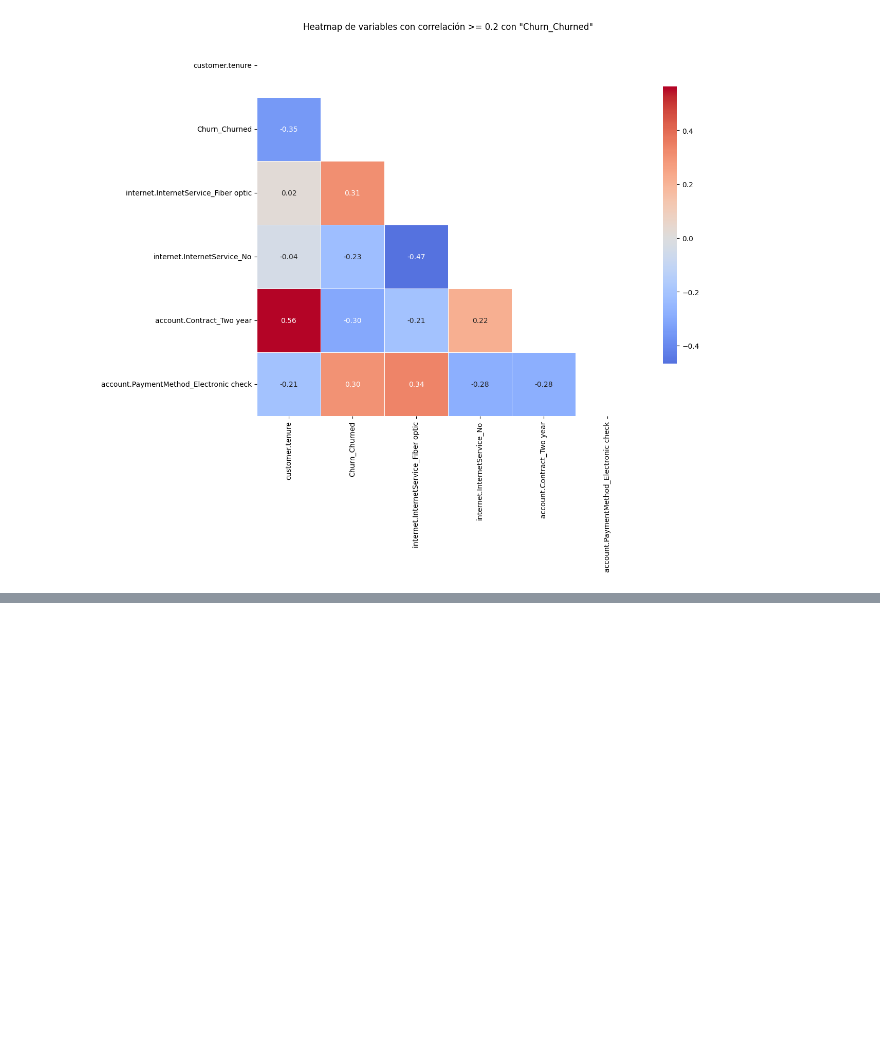
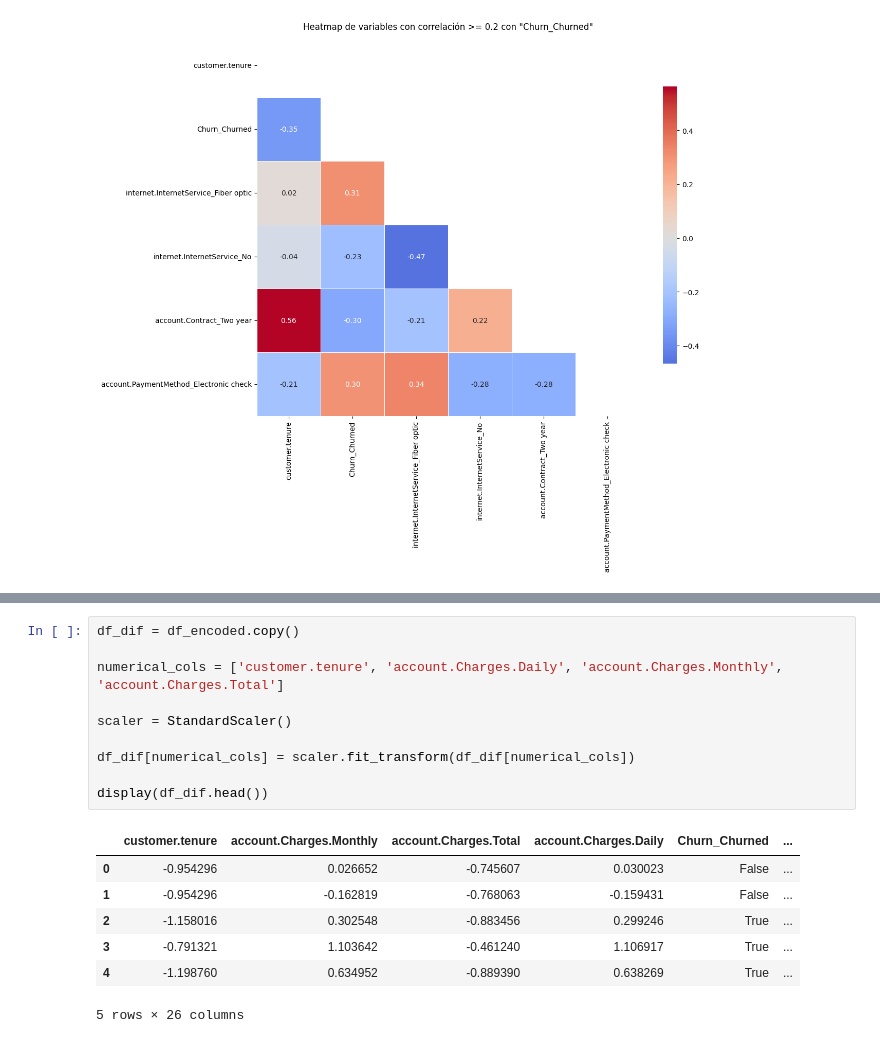
Before and after one commit to aylenfv/Challenge-TelecomX-ML, a Jupyter notebook: src/TelecomX-ML.ipynb, the cells around one changed output, grey strips where cells are left out. Drawn from its saved outputs; the diff is of its cells as text; blank space fills up the shorter version.

```diff
--- a/src/TelecomX-ML.ipynb
+++ b/src/TelecomX-ML.ipynb
@@ -264,0 +295,18 @@ ModuleNotFoundError: No module named 'imblearn'
+# %%
+df_dif = df_encoded.copy()
+
+numerical_cols = ['customer.tenure', 'account.Charges.Daily', 'account.Charges.Monthly', 'account.Charges.Total']
+
+scaler = StandardScaler()
+
+df_dif[numerical_cols] = scaler.fit_transform(df_dif[numerical_cols])
+
+display(df_dif.head())
+# %% [output]
+|  | customer.tenure | account.Charges.Monthly | account.Charges.Total | account.Charges.Daily | Churn_Churned | ... |
+| 0 | -0.954296 | 0.026652 | -0.745607 | 0.030023 | False | ... |
+| 1 | -0.954296 | -0.162819 | -0.768063 | -0.159431 | False | ... |
+| 2 | -1.158016 | 0.302548 | -0.883456 | 0.299246 | True | ... |
+| 3 | -0.791321 | 1.103642 | -0.461240 | 1.106917 | True | ... |
+| 4 | -1.198760 | 0.634952 | -0.889390 | 0.638269 | True | ... |
+5 rows × 26 columns
```
Also changed, not shown: parts of 22 cells of this notebook.
